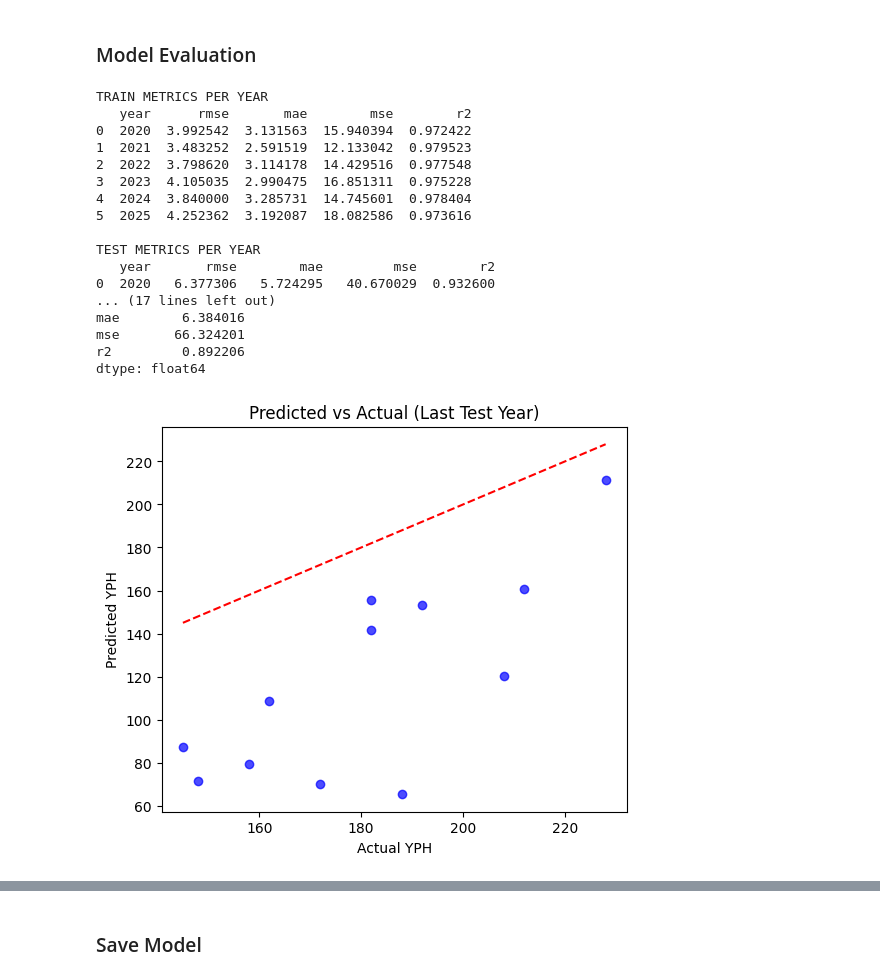
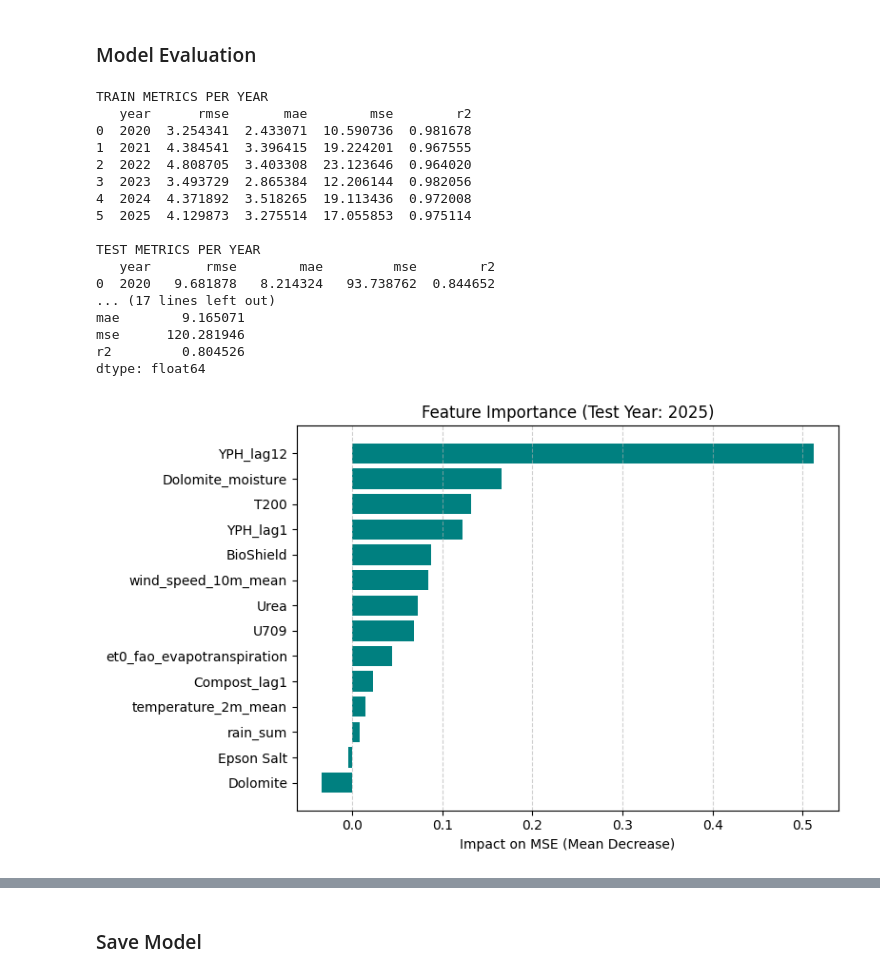
Before and after one commit to Kavishka2401/GPTea, a Jupyter notebook: Machine_Learning_Pipeline/Preprocessing_and_ModelTraining.ipynb, the cells around one changed output, grey strips where cells are left out. Cells and saved outputs as stored; diff of their text form; code cells hidden in the pictures.

Commit message:
Engineered a featured and trained model again

```diff
--- a/Machine_Learning_Pipeline/Preprocessing_and_ModelTraining.ipynb
+++ b/Machine_Learning_Pipeline/Preprocessing_and_ModelTraining.ipynb
@@ -528,7 +535,7 @@ for fert in ['Compost']:
 
 # Define target and features
 target = 'YPH'
-features = [col for col in df_rf.columns if col not in ['YPH', 'Year']]
+features = [col for col in df_rf.columns if col not in ['YPH', 'Year','Compost']]
 
 # Walk-forward validation setup
 TEST_YEARS = sorted(df_rf[df_rf['Year'] >= 2020]['Year'].unique())
@@ -707,7 +714,7 @@ for fert in ['Compost']:
 
 # Target & Features
 target = 'YPH'
-features = [col for col in df_lasso.columns if col not in ['YPH', 'Year']]
+features = [col for col in df_lasso.columns if col not in ['YPH', 'Year','Compost']]
 
 # Walk-forward validation settings
 TEST_YEARS = sorted(df_lasso[df_lasso['Year'] >= 2020]['Year'].unique())
@@ -879,7 +886,7 @@ Lasso pipeline saved at: /content/drive/MyDrive/DSGP_DOCS/Final_Models/lasso_mod
 # %% [markdown]
 ### Model Based Preprocessing
 # %%
-# Craete copy
+# Create copy
 df_ridge = df.copy()
 
 # YPH lags (1,12)
@@ -892,7 +899,7 @@ for fert in ['Compost']:
 
 # TARGET & FEATURES
 target = 'YPH'
-features = [col for col in df_ridge.columns if col not in ['YPH', 'Year']]
+features = [col for col in df_ridge.columns if col not in ['YPH', 'Year','Compost']]
 
 # SETTINGS
 TEST_YEARS = sorted(df_ridge[df_ridge['Year'] >= 2020]['Year'].unique())
@@ -1074,7 +1081,7 @@ for fert in ['Compost']:
 
 # Target & Features
 target = 'YPH'
-features = [col for col in df_nn.columns if col not in ['YPH', 'Year']]
+features = [col for col in df_nn.columns if col not in ['YPH', 'Year','Compost']]
 
 # Walk-forward validation
 TEST_YEARS = sorted(df_nn[df_nn['Year'] >= 2020]['Year'].unique())
@@ -1163,55 +1170,86 @@ for test_year in TEST_YEARS:
 # %% [markdown]
 ### Model Evaluation
 # %%
-# Metrics DataFrames
 train_metrics_df = pd.DataFrame(train_results)
 test_metrics_df  = pd.DataFrame(test_results)
 
 print("\nTRAIN METRICS PER YEAR")
 print(train_metrics_df)
 print("\nTEST METRICS PER YEAR")
 print(test_metrics_df)
 
 print("\nAVERAGE TRAIN METRICS")
 print(train_metrics_df.mean(numeric_only=True))
 print("\nAVERAGE TEST METRICS")
 print(test_metrics_df.mean(numeric_only=True))
 
+# Define a custom scorer
+def keras_rmse_scorer(estimator, X, y):
+    y_pred = estimator.predict(X, verbose=0)
+    return -np.sqrt(mean_squared_error(y, y_pred))
+
+# Calculate Permutation Importance
+y_test_scaled = scaler_y.transform(y_test.reshape(-1, 1)).flatten()
+
+perm_importance = permutation_importance(
+    model,
+    X_test_scaled,
+    y_test_scaled,
+    scoring=keras_rmse_scorer,
+    n_repeats=10,
+    random_state=42
+)
+
+# DataFrame
+importance_df = pd.DataFrame({
+    'feature': features,
+    'importance': perm_importance.importances_mean
+}).sort_values(by='importance', ascending=True)
+
+# Feature Importance Plot
+plt.figure(figsize=(8, 5))
+plt.barh(importance_df['feature'], importance_df['importance'], color='teal')
+plt.xlabel("Impact on MSE (Mean Decrease)")
+plt.title(f"Feature Importance (Test Year: {test_year})")
+plt.grid(axis='x', linestyle='--', alpha=0.6)
+plt.tight_layout()
+plt.show()
+
 # Predicted vs Actual Plot
 plt.figure(figsize=(6,5))
-plt.scatter(last_y_test, last_y_test_pred, color='blue', alpha=0.7)
-plt.plot([last_y_test.min(), last_y_test.max()],
-         [last_y_test.min(), last_y_test.max()], 'r--')
+plt.scatter(y_test, y_test_pred, color='blue', alpha=0.7)
+plt.plot([y_test.min(), y_test.max()],
+         [y_test.min(), y_test.max()], 'r--')
 plt.xlabel("Actual YPH")
 plt.ylabel("Predicted YPH")
-plt.title("Predicted vs Actual (Last Test Year)")
+plt.title(f"Predicted vs Actual ({test_year})")
 plt.show()
 
 # Residuals vs Predicted
-residuals = last_y_test - last_y_test_pred
+residuals = y_test - y_test_pred
 plt.figure(figsize=(6,5))
-plt.scatter(last_y_test_pred, residuals, color='purple', alpha=0.7)
+plt.scatter(y_test_pred, residuals, color='purple', alpha=0.7)
 plt.axhline(0, color='black', linestyle='--')
 plt.xlabel("Predicted YPH")
 plt.ylabel("Residuals")
-plt.title("Residuals vs Predicted (Last Test Year)")
+plt.title(f"Residuals vs Predicted ({test_year})")
 plt.show()
 # %% [output]
 TRAIN METRICS PER YEAR
    year      rmse       mae        mse        r2
-0  2020  3.992542  3.131563  15.940394  0.972422
-1  2021  3.483252  2.591519  12.133042  0.979523
-2  2022  3.798620  3.114178  14.429516  0.977548
-3  2023  4.105035  2.990475  16.851311  0.975228
-4  2024  3.840000  3.285731  14.745601  0.978404
-5  2025  4.252362  3.192087  18.082586  0.973616
+0  2020  3.254341  2.433071  10.590736  0.981678
+1  2021  4.384541  3.396415  19.224201  0.967555
+2  2022  4.808705  3.403308  23.123646  0.964020
+3  2023  3.493729  2.865384  12.206144  0.982056
+4  2024  4.371892  3.518265  19.113436  0.972008
+5  2025  4.129873  3.275514  17.055853  0.975114
 
 TEST METRICS PER YEAR
    year       rmse        mae         mse        r2
-0  2020   6.377306   5.724295   40.670029  0.932600
+0  2020   9.681878   8.214324   93.738762  0.844652
 ... (17 lines left out)
-mae        6.384016
-mse       66.324201
-r2         0.892206
+mae        9.165071
+mse      120.281946
+r2         0.804526
 dtype: float64
-[figure, old version]
+[figure, new version]
```
Also changed, not shown: parts of 12 cells of this notebook.
